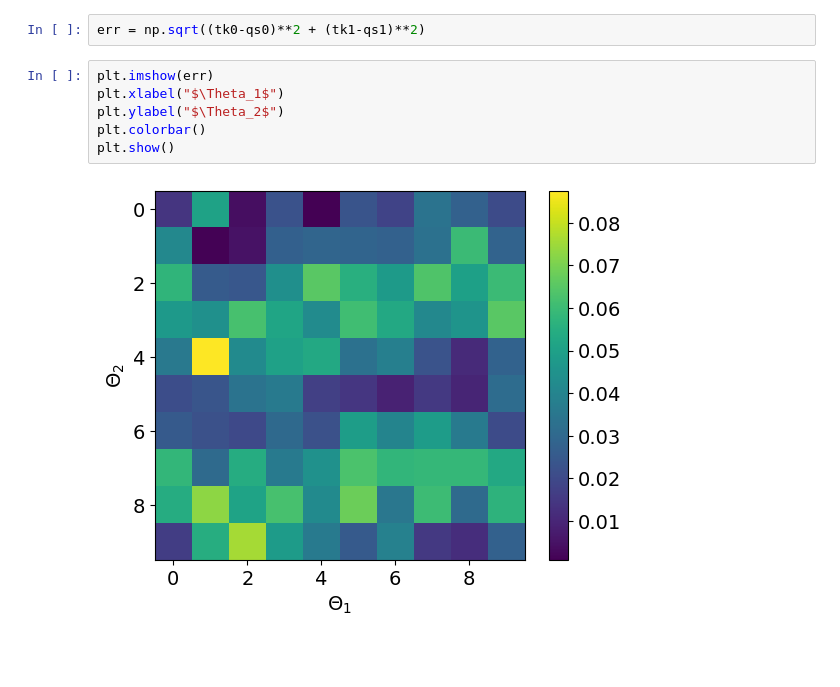
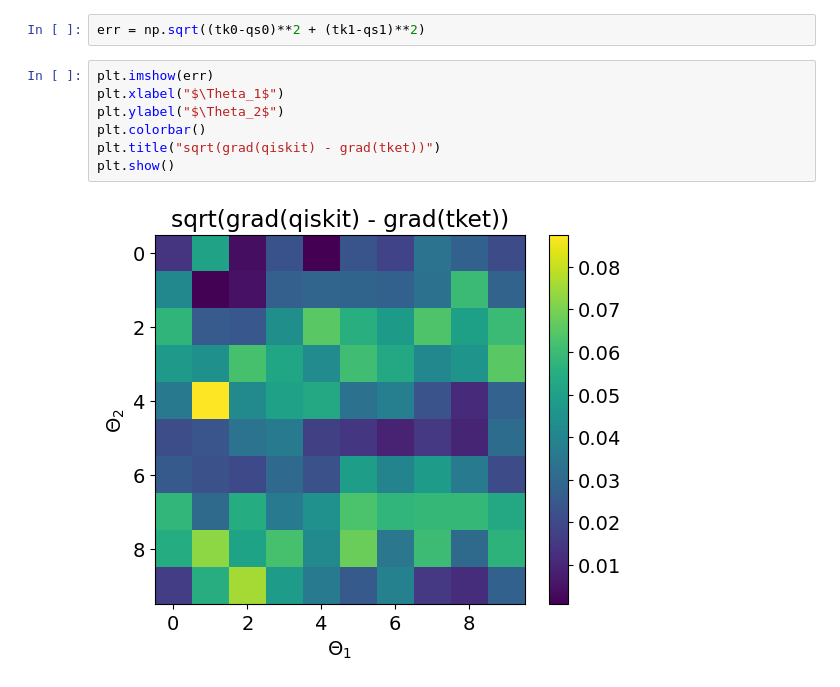
Before and after one commit to brencej/QMLypso, a Jupyter notebook: Qalypso22_material/results.ipynb, the cells around one changed output. Cells and saved outputs as stored; diff of their text form; blank space fills up the shorter version.

```diff
--- a/results.ipynb
+++ b/Qalypso22_material/results.ipynb
@@ -59,8 +59,9 @@ err = np.sqrt((tk0-qs0)**2 + (tk1-qs1)**2)
 # %%
 plt.imshow(err)
 plt.xlabel("$\Theta_1$")
 plt.ylabel("$\Theta_2$")
 plt.colorbar()
+plt.title("sqrt(grad(qiskit) - grad(tket))")
 plt.show()
 # %% [output]
-[figure, old version]
+[figure, new version]
```
Also changed, not shown: 12 other files.
